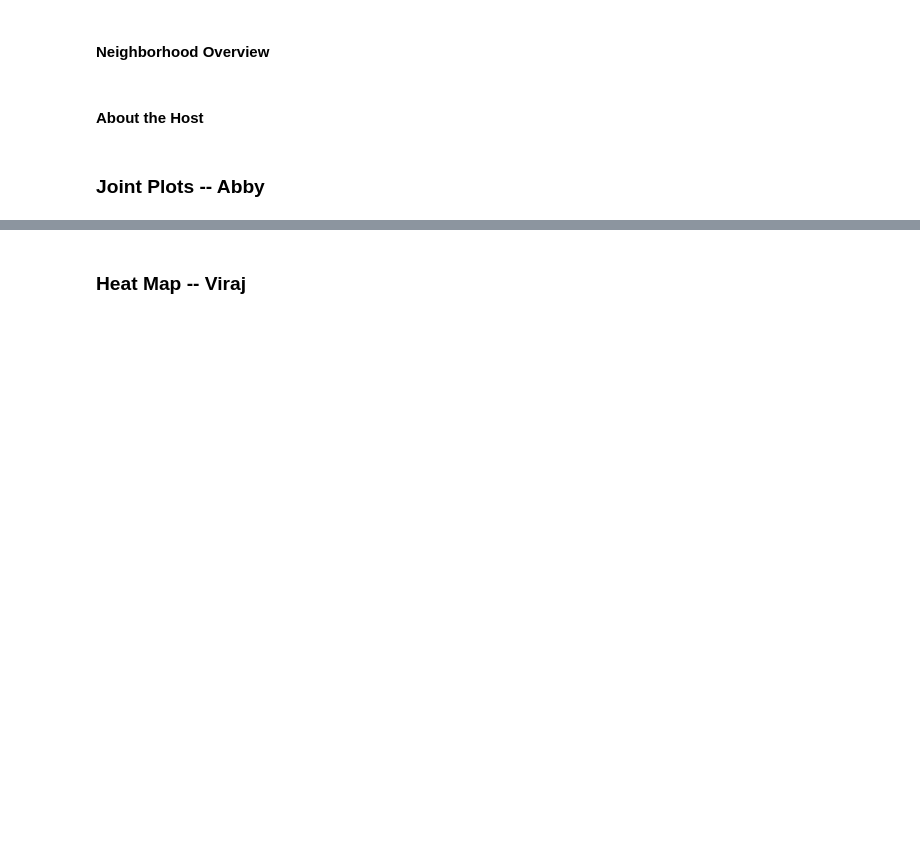
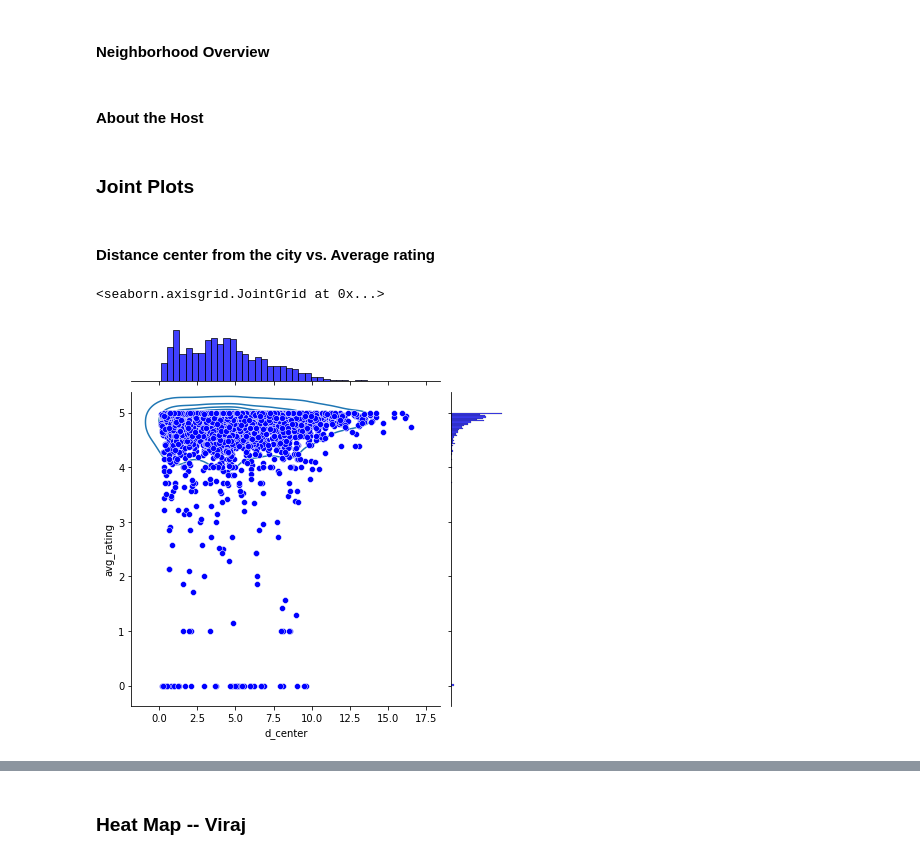
Before and after one commit to Summer-luna/Fall2021-IST5520-Group5, a Jupyter notebook: Data Proposal (combined) (M2).ipynb, the cells around one changed output, grey strips where cells are left out. Drawn from its saved outputs; the diff is of its cells as text; code cells hidden in the pictures; blank space fills up the shorter version.

Commit message:
Add files via upload
Join plots added

```diff
--- a/Data Proposal (combined) (M2).ipynb
+++ b/Data Proposal (combined) (M2).ipynb
@@ -804,4 +803,12 @@ Mywordcloud(dat['neighborhood_overview'].dropna())
 # %%
 Mywordcloud(dat['host_about'].dropna())
 # %% [markdown]
-<h3>Joint Plots -- Abby</h3>
+<h3>Joint Plots</h3>
+# %% [markdown]
+<h4>Distance center from the city vs. Average rating</h4>
+# %%
+ax = sb.jointplot(x="d_center", y="avg_rating", data=dat[['d_center','avg_rating']],color='b')
+ax.plot_joint(sb.kdeplot, zorder=0, n_levels=6)
+# %% [output]
+<seaborn.axisgrid.JointGrid at 0x...>
+[figure, added]
```
Also changed, not shown: parts of 58 cells of this notebook.
